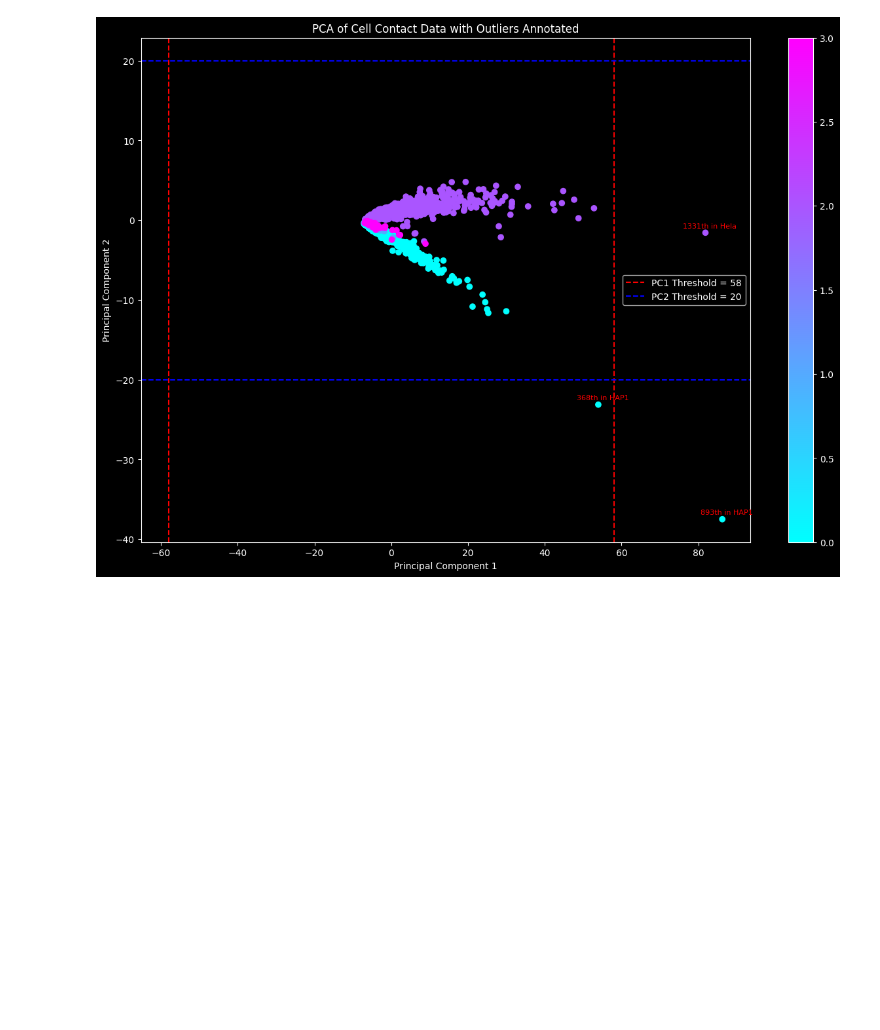
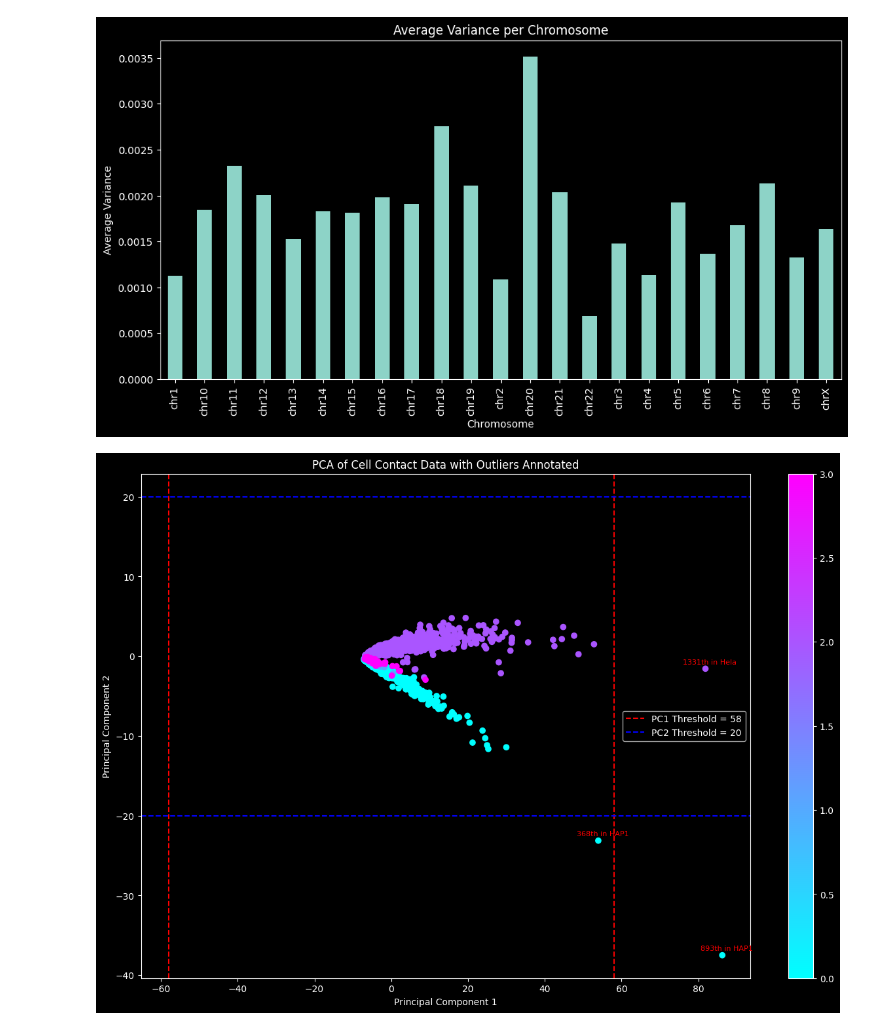
Before and after one commit to HaochongYANG/dna_heterogeneity, a Jupyter notebook: smoothed_matrices.ipynb, the cells around one changed output. Drawn from its saved outputs; the diff is of its cells as text; code cells hidden in the pictures; blank space fills up the shorter version.

```diff
--- a/smoothed_matrices.ipynb
+++ b/smoothed_matrices.ipynb
@@ -349,0 +379,5 @@ labels = np.array(labels)
+# %%
+# Print the top 5 principal components and their explained variance
+for i in range(5):
+    explained_variance = pca.explained_variance_ratio_[i]
+    print(f"Principal Component {i+1}: Explained Variance = {explained_variance * 100:.2f}%")
@@ -350,3 +489,43 @@ labels = np.array(labels)
+# %%
+import pandas as pd
+
+# Create a DataFrame with feature variances
+variance_df = pd.DataFrame({
+    'Variance': feature_variances
+})
+
+# Add chromosome and bin position information
+chrom_list = []
+bin1_list = []
+bin2_list = []
+
+for idx in range(len(feature_variances)):
+    for chromosome in chromosomes:
+        start_index, end_index, chr_size = feature_indices[chromosome]
+        if start_index <= idx < end_index:
+            local_index = idx - start_index
+            rows, cols = np.triu_indices(chr_size, k=1)
+            row = rows[local_index]
+            col = cols[local_index]
+            chrom_list.append(chromosome)
+            bin1_list.append(row)
+            bin2_list.append(col)
+            break
+
+variance_df['Chromosome'] = chrom_list
+variance_df['Bin1'] = bin1_list
+variance_df['Bin2'] = bin2_list
+
+# Now you can group by chromosome or other criteria
+variance_by_chromosome = variance_df.groupby('Chromosome')['Variance'].mean()
+
+# Plot average variance per chromosome
+variance_by_chromosome.plot(kind='bar', figsize=(12, 6))
+plt.ylabel('Average Variance')
+plt.title('Average Variance per Chromosome')
+plt.show()
+# %% [output]
+[figure, added]
 # %%
 import matplotlib.pyplot as plt
 from sklearn.decomposition import PCA
```
Also changed, not shown: parts of 9 cells of this notebook, 2 other files.
